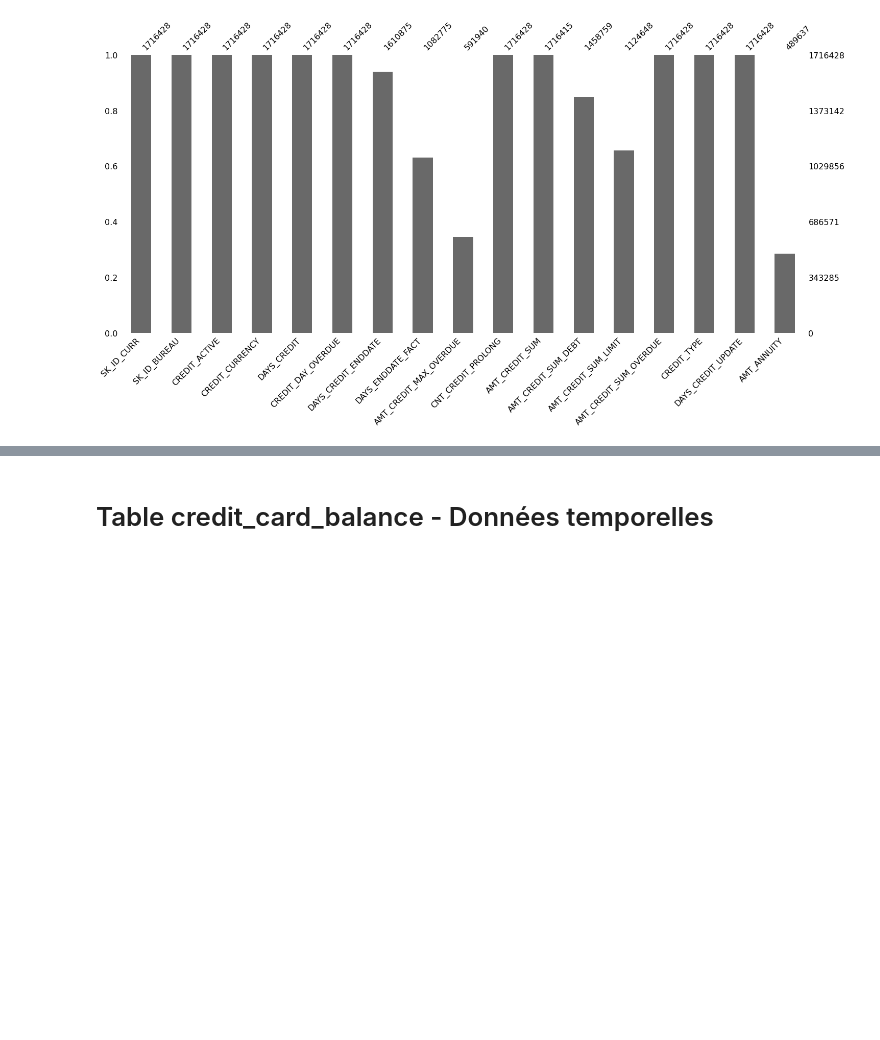
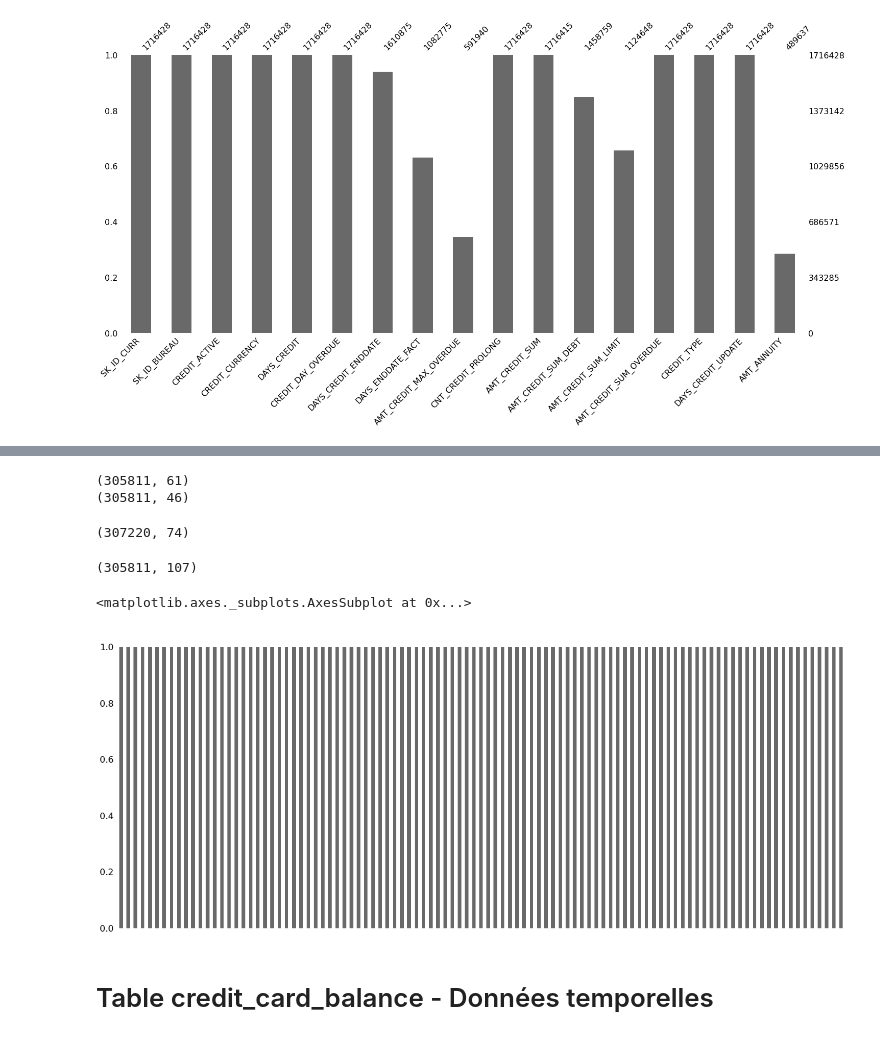
Before and after one commit to Anvil-Late/Default_risk_prediction, a Jupyter notebook: Projet 7.ipynb, the cells around one changed output, grey strips where cells are left out. Drawn from its saved outputs; the diff is of its cells as text; code cells hidden in the pictures; blank space fills up the shorter version.

```diff
--- a/Projet 7.ipynb
+++ b/Projet 7.ipynb
@@ -358,0 +442,10 @@ msno.bar(bureau)
+# %%
+print(num_stats_bureau.shape)
+print(cat_stats_bureau.shape)
+# %% [output]
+(305811, 61)
+(305811, 46)
+# %%
+X.shape
+# %% [output]
+(307220, 74)
@@ -358,0 +454,8 @@ msno.bar(bureau)
+# %%
+bureau_stats.shape
+# %% [output]
+(305811, 107)
+# %%
+tempnan = bureau_stats.isna().sum()
+# %%
+dropcols_bureau = tempnan[tempnan / bureau_stats.shape[0] > 0.2].index.tolist()
@@ -358,0 +466,5 @@ msno.bar(bureau)
+# %%
+msno.bar(bureau_stats)
+# %% [output]
+<matplotlib.axes._subplots.AxesSubplot at 0x...>
+[figure, added]
```
Also changed, not shown: parts of 38 cells of this notebook.
